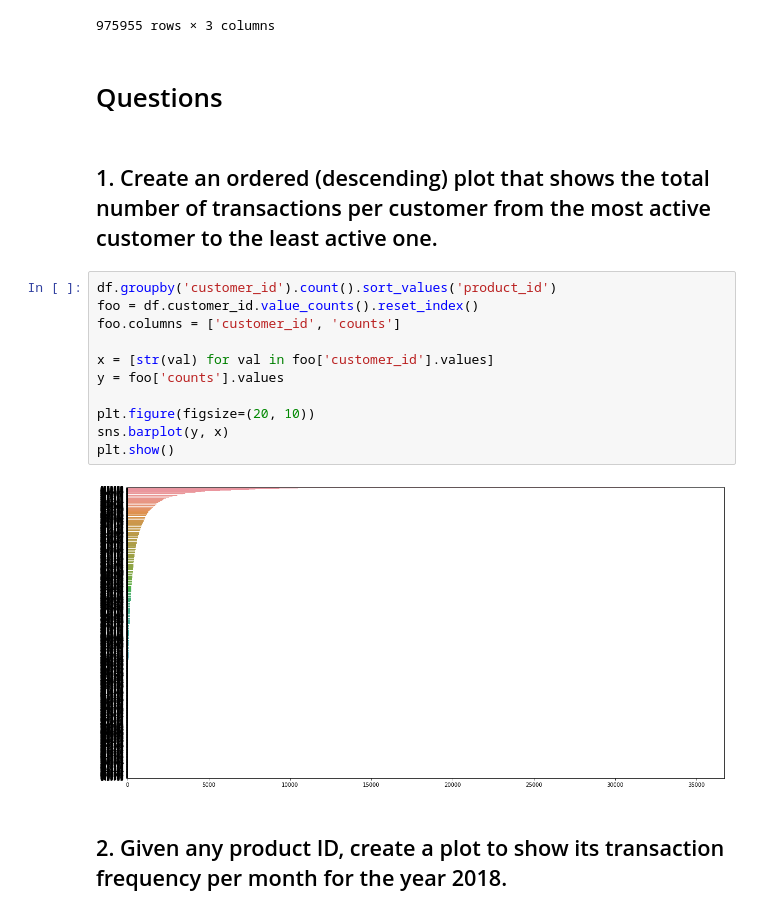
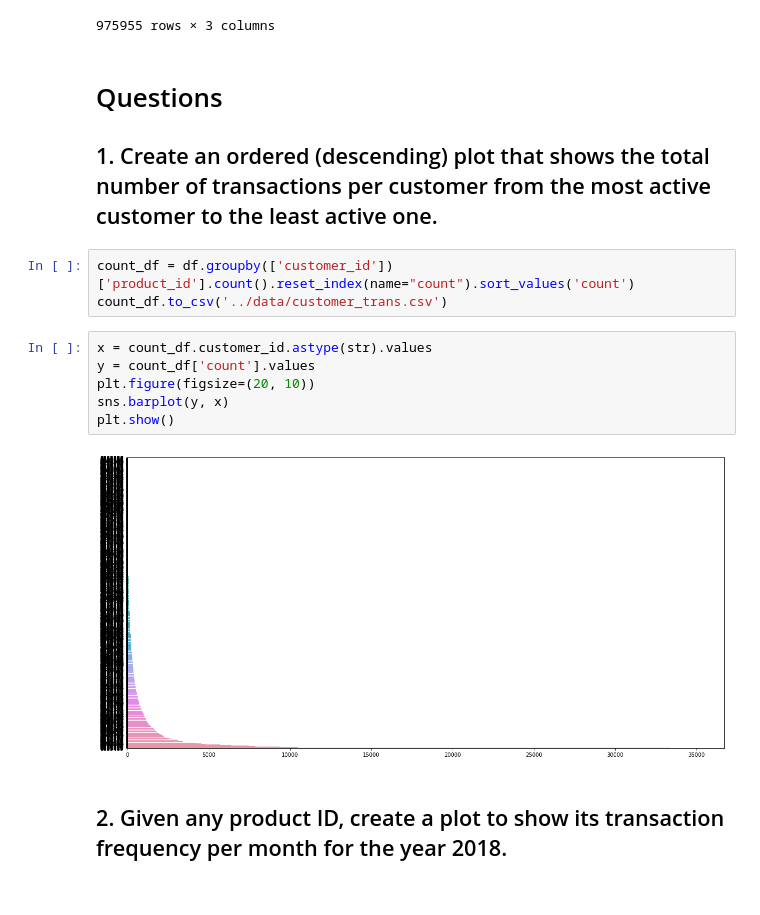
Before and after one commit to kkiani/customer_transactions_history, a Jupyter notebook: notebooks/visuals-development.ipynb, the cells around one changed output. Drawn from its saved outputs; the diff is of its cells as text.

Commit message:
save processed customer transactions data

```diff
--- a/notebooks/visuals-development.ipynb
+++ b/notebooks/visuals-development.ipynb
@@ -31,23 +31,20 @@ df.sort_values('date')
 | 103766 | 8350659 | GJROWT9RPV | 2020-03-17 00:07:18.663000+00:00 |
 | 102112 | 8350659 | XD4I34ED7F | 2020-03-17 00:08:21.430000+00:00 |
 975955 rows × 3 columns
-# %% [markdown]
-# Questions
 # %% [markdown]
+# Questions
 ## 1. Create an ordered (descending) plot that shows the total number of transactions per customer from the most active customer to the least active one.
+# %%
+count_df = df.groupby(['customer_id'])['product_id'].count().reset_index(name="count").sort_values('count')
+count_df.to_csv('../data/customer_trans.csv')
 # %%
-df.groupby('customer_id').count().sort_values('product_id')
-foo = df.customer_id.value_counts().reset_index()
-foo.columns = ['customer_id', 'counts']
-
-x = [str(val) for val in foo['customer_id'].values]
-y = foo['counts'].values
-
+x = count_df.customer_id.astype(str).values
+y = count_df['count'].values
 plt.figure(figsize=(20, 10))
 sns.barplot(y, x)
 plt.show()
 # %% [output]
-[figure, old version]
+[figure, new version]
 # %% [markdown]
 ## 2. Given any product ID, create a plot to show its transaction frequency per month for the year 2018.
 # %%
```
Also changed, not shown: 1 other file.
